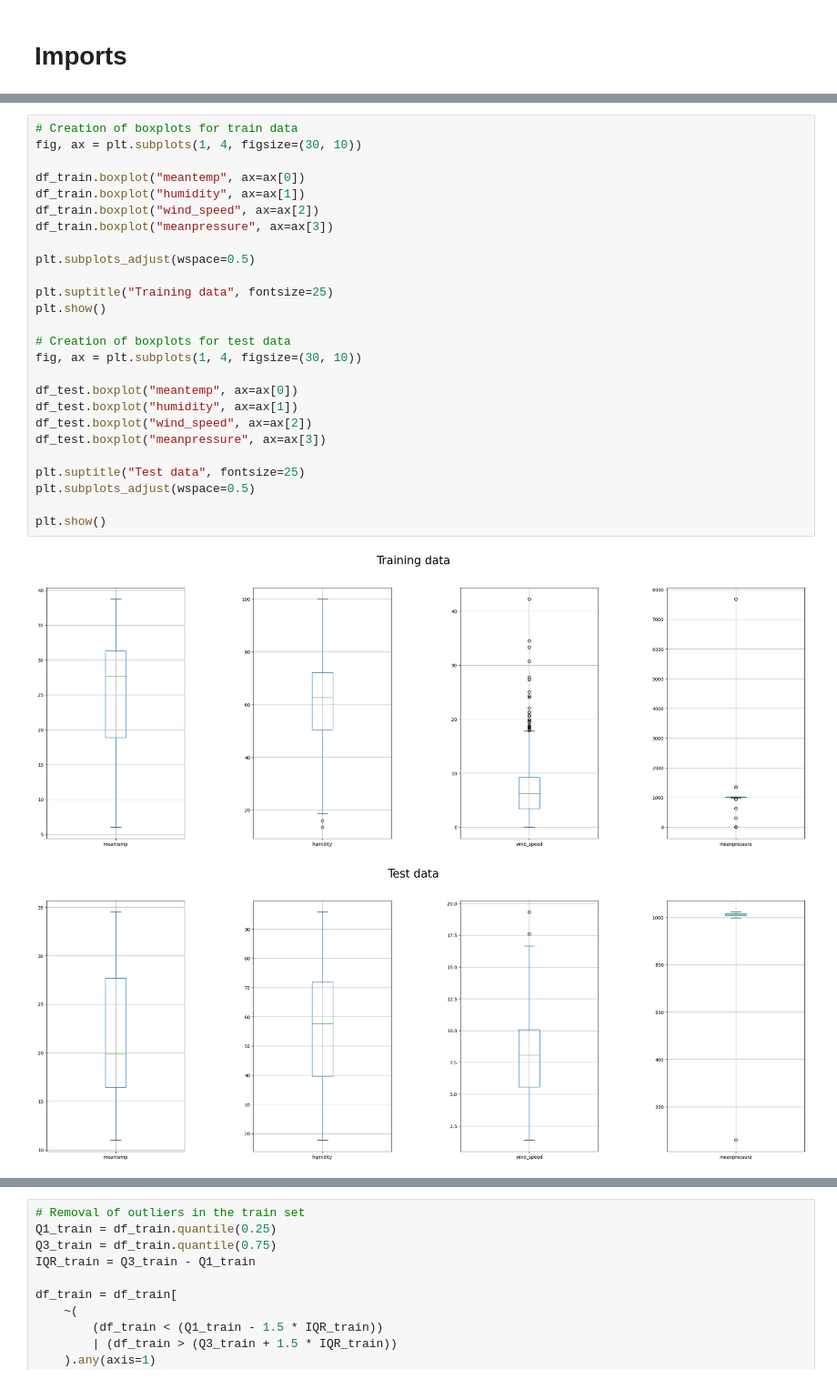
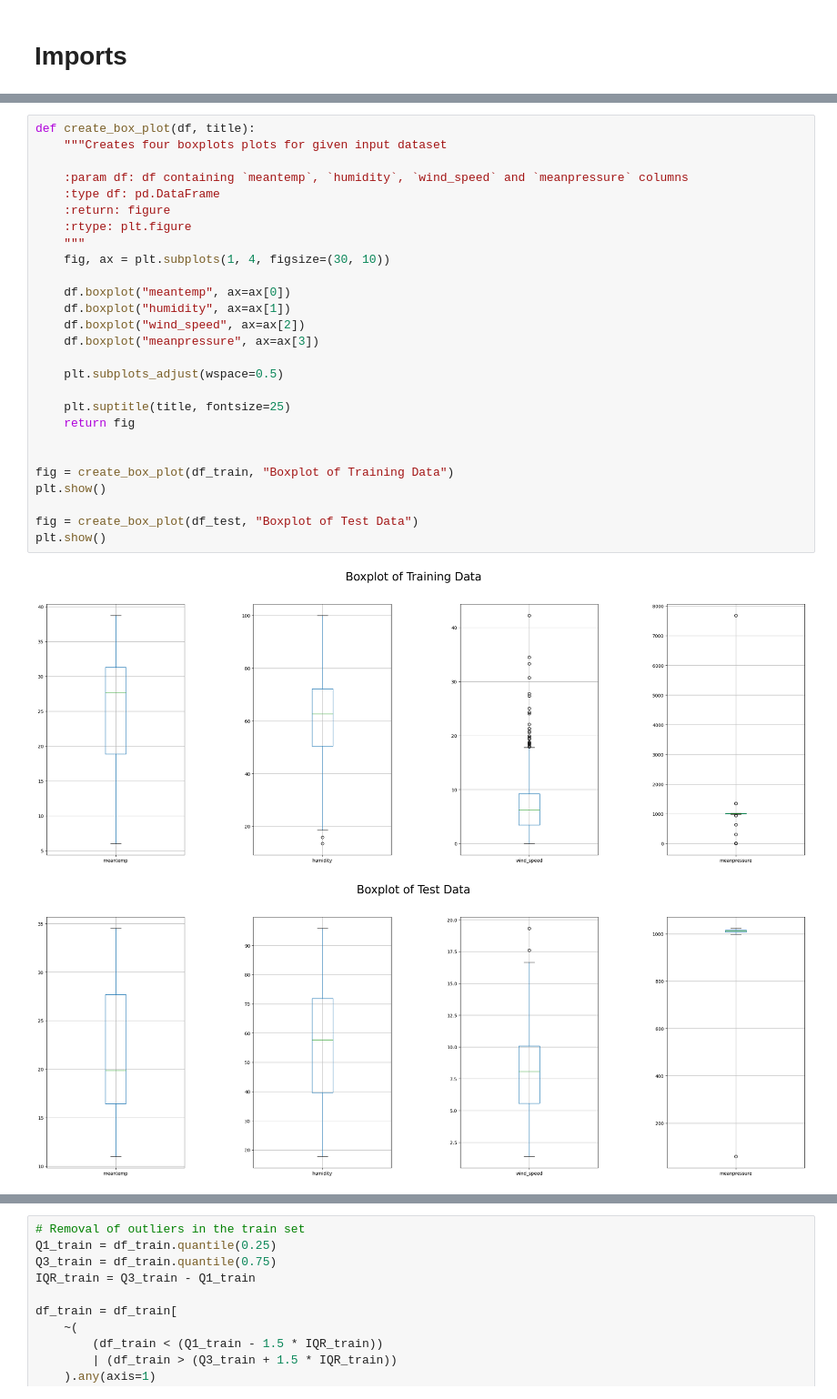
Before and after one commit to batcapricorn/prob-ml-project, a Jupyter notebook: src/GP_Main.ipynb, the cells around one changed output, grey strips where cells are left out. Shown at 91% size. Drawn from its saved outputs; the diff is of its cells as text.

```diff
--- a/src/GP_Main.ipynb
+++ b/src/GP_Main.ipynb
@@ -68,29 +80,30 @@ Boxplots of training and test data after removal of outliers
 # %%
-# Creation of boxplots for train data
-fig, ax = plt.subplots(1, 4, figsize=(30, 10))
+def create_box_plot(df, title):
+    """Creates four boxplots plots for given input dataset
 
-df_train.boxplot("meantemp", ax=ax[0])
-df_train.boxplot("humidity", ax=ax[1])
-df_train.boxplot("wind_speed", ax=ax[2])
-df_train.boxplot("meanpressure", ax=ax[3])
+    :param df: df containing `meantemp`, `humidity`, `wind_speed` and `meanpressure` columns
+    :type df: pd.DataFrame
+    :return: figure
+    :rtype: plt.figure
+    """
+    fig, ax = plt.subplots(1, 4, figsize=(30, 10))
 
-plt.subplots_adjust(wspace=0.5)
+    df.boxplot("meantemp", ax=ax[0])
+    df.boxplot("humidity", ax=ax[1])
+    df.boxplot("wind_speed", ax=ax[2])
+    df.boxplot("meanpressure", ax=ax[3])
 
-plt.suptitle("Training data", fontsize=25)
+    plt.subplots_adjust(wspace=0.5)
+
+    plt.suptitle(title, fontsize=25)
+    return fig
+
+
+fig = create_box_plot(df_train, "Boxplot of Training Data")
 plt.show()
 
-# Creation of boxplots for test data
-fig, ax = plt.subplots(1, 4, figsize=(30, 10))
-
-df_test.boxplot("meantemp", ax=ax[0])
-df_test.boxplot("humidity", ax=ax[1])
-df_test.boxplot("wind_speed", ax=ax[2])
-df_test.boxplot("meanpressure", ax=ax[3])
-
-plt.suptitle("Test data", fontsize=25)
-plt.subplots_adjust(wspace=0.5)
-
+fig = create_box_plot(df_test, "Boxplot of Test Data")
 plt.show()
 # %% [output]
-[figure, old version]
+[figure, new version]
-[figure, old version]
+[figure, new version]
```
Also changed, not shown: parts of 25 cells of this notebook, 4 other files.
